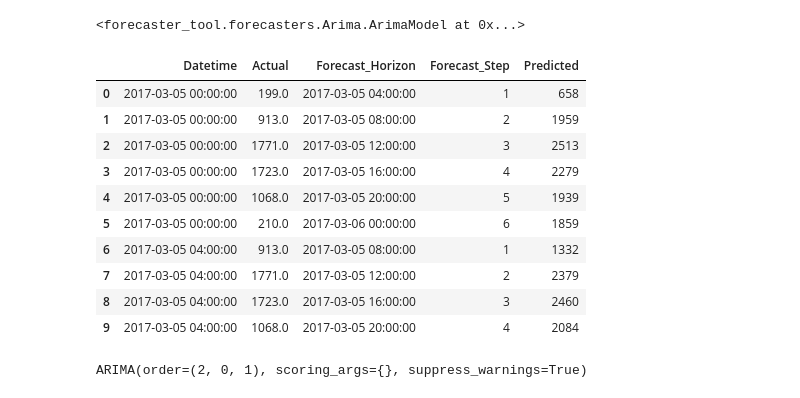
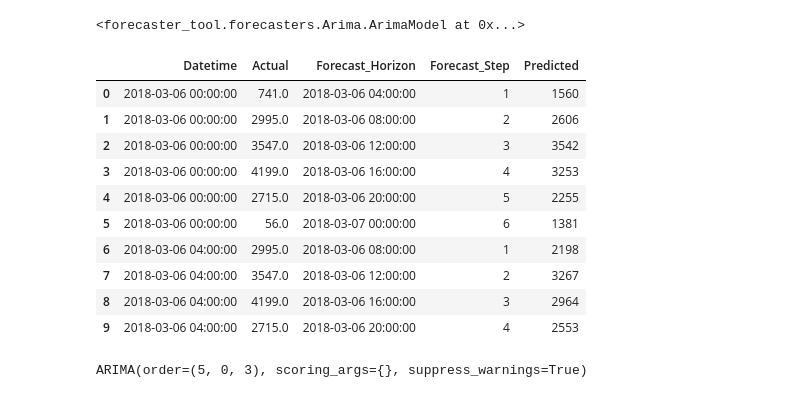
Before and after one commit to wang-yiche/DS5500-Project, a Jupyter notebook: Untitled.ipynb, the cells around one changed output. Saved outputs shown, nothing was run; the diff lists cells and outputs as text; code cells hidden in the pictures.

```diff
--- a/Untitled.ipynb
+++ b/Untitled.ipynb
@@ -28,29 +28,29 @@ data
 | 2021-08-13 16:00:00 | 1748.0 |
 9910 rows × 1 columns
 # %%
-train, test = tool.train_test_split(train_start_date='2017-02-04', train_end_date='2017-03-04',
-                         test_start_date='2017-03-05', test_end_date='2017-03-08')
+train, test = tool.train_test_split(train_start_date='2017-03-05', train_end_date='2018-03-05',
+                         test_start_date='2018-03-06', test_end_date='2018-04-06')
 # %%
 tool.create_forecaster('Arima', forecast_steps = 6)
 # %% [output]
 <forecaster_tool.forecasters.Arima.ArimaModel at 0x...>
 # %%
-d, model = tool.fit()
+forecasts, model = tool.fit()
 # %%
-d.head(10)
+forecasts.head(10)
 # %% [output]
 |  | Datetime | Actual | Forecast_Horizon | Forecast_Step | Predicted |
-| 0 | 2017-03-05 00:00:00 | 199.0 | 2017-03-05 04:00:00 | 1 | 658 |
-| 1 | 2017-03-05 00:00:00 | 913.0 | 2017-03-05 08:00:00 | 2 | 1959 |
-| 2 | 2017-03-05 00:00:00 | 1771.0 | 2017-03-05 12:00:00 | 3 | 2513 |
-| 3 | 2017-03-05 00:00:00 | 1723.0 | 2017-03-05 16:00:00 | 4 | 2279 |
-| 4 | 2017-03-05 00:00:00 | 1068.0 | 2017-03-05 20:00:00 | 5 | 1939 |
-| 5 | 2017-03-05 00:00:00 | 210.0 | 2017-03-06 00:00:00 | 6 | 1859 |
-| 6 | 2017-03-05 04:00:00 | 913.0 | 2017-03-05 08:00:00 | 1 | 1332 |
-| 7 | 2017-03-05 04:00:00 | 1771.0 | 2017-03-05 12:00:00 | 2 | 2379 |
-| 8 | 2017-03-05 04:00:00 | 1723.0 | 2017-03-05 16:00:00 | 3 | 2460 |
-| 9 | 2017-03-05 04:00:00 | 1068.0 | 2017-03-05 20:00:00 | 4 | 2084 |
+| 0 | 2018-03-06 00:00:00 | 741.0 | 2018-03-06 04:00:00 | 1 | 1560 |
+| 1 | 2018-03-06 00:00:00 | 2995.0 | 2018-03-06 08:00:00 | 2 | 2606 |
+| 2 | 2018-03-06 00:00:00 | 3547.0 | 2018-03-06 12:00:00 | 3 | 3542 |
+| 3 | 2018-03-06 00:00:00 | 4199.0 | 2018-03-06 16:00:00 | 4 | 3253 |
+| 4 | 2018-03-06 00:00:00 | 2715.0 | 2018-03-06 20:00:00 | 5 | 2255 |
+| 5 | 2018-03-06 00:00:00 | 56.0 | 2018-03-07 00:00:00 | 6 | 1381 |
+| 6 | 2018-03-06 04:00:00 | 2995.0 | 2018-03-06 08:00:00 | 1 | 2198 |
+| 7 | 2018-03-06 04:00:00 | 3547.0 | 2018-03-06 12:00:00 | 2 | 3267 |
+| 8 | 2018-03-06 04:00:00 | 4199.0 | 2018-03-06 16:00:00 | 3 | 2964 |
+| 9 | 2018-03-06 04:00:00 | 2715.0 | 2018-03-06 20:00:00 | 4 | 2553 |
 # %%
 model
 # %% [output]
-ARIMA(order=(2, 0, 1), scoring_args={}, suppress_warnings=True)
+ARIMA(order=(5, 0, 3), scoring_args={}, suppress_warnings=True)
```
Also changed, not shown: parts of 5 cells of this notebook, 4 other files.
